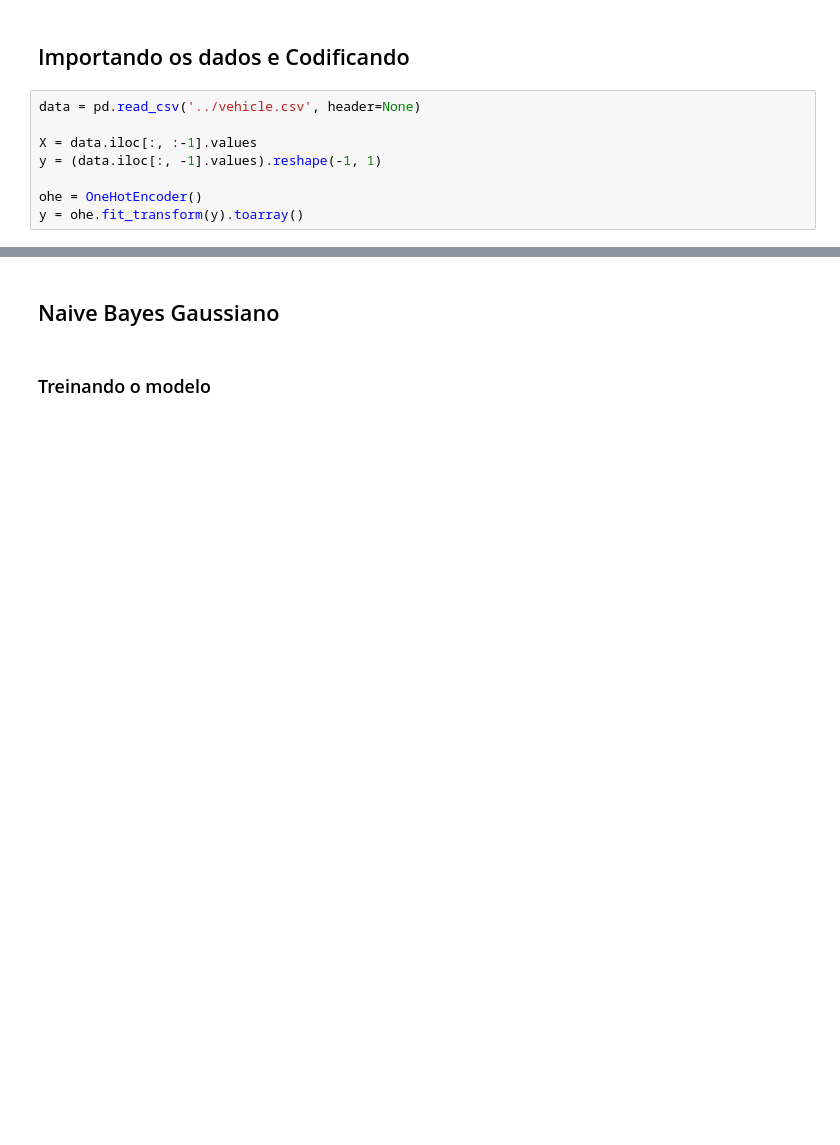
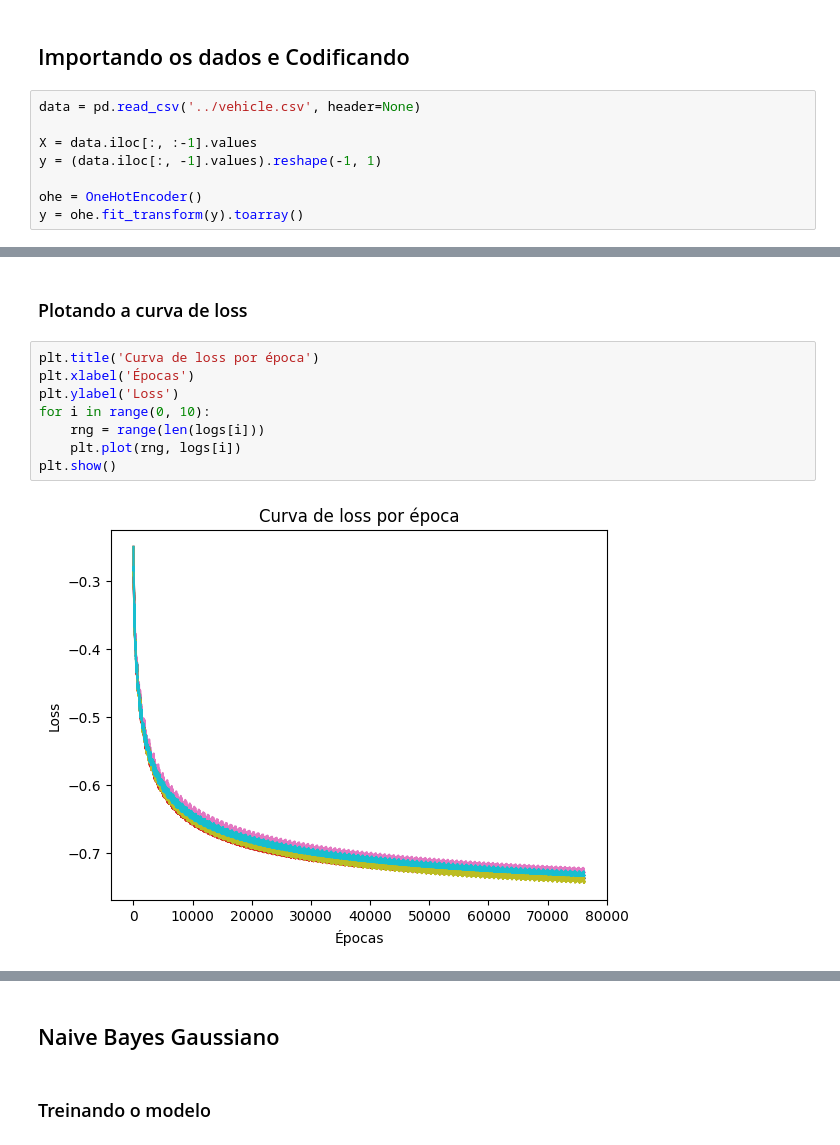
Before and after one commit to rabdiego/aprendizagem, a Jupyter notebook: trabalhos/trabalho2/questao2/questao2.ipynb, the cells around one changed output, grey strips where cells are left out. Cells and saved outputs as stored; diff of their text form; blank space fills up the shorter version.

```diff
--- a/trabalhos/trabalho2/questao2/questao2.ipynb
+++ b/trabalhos/trabalho2/questao2/questao2.ipynb
@@ -19,0 +56,12 @@ y = ohe.fit_transform(y).toarray()
+# %% [markdown]
+### Plotando a curva de loss
+# %%
+plt.title('Curva de loss por época')
+plt.xlabel('Épocas')
+plt.ylabel('Loss')
+for i in range(0, 10):
+    rng = range(len(logs[i]))
+    plt.plot(rng, logs[i])
+plt.show()
+# %% [output]
+[figure, added]
```
Also changed, not shown: parts of 7 cells of this notebook, 1 other file.
